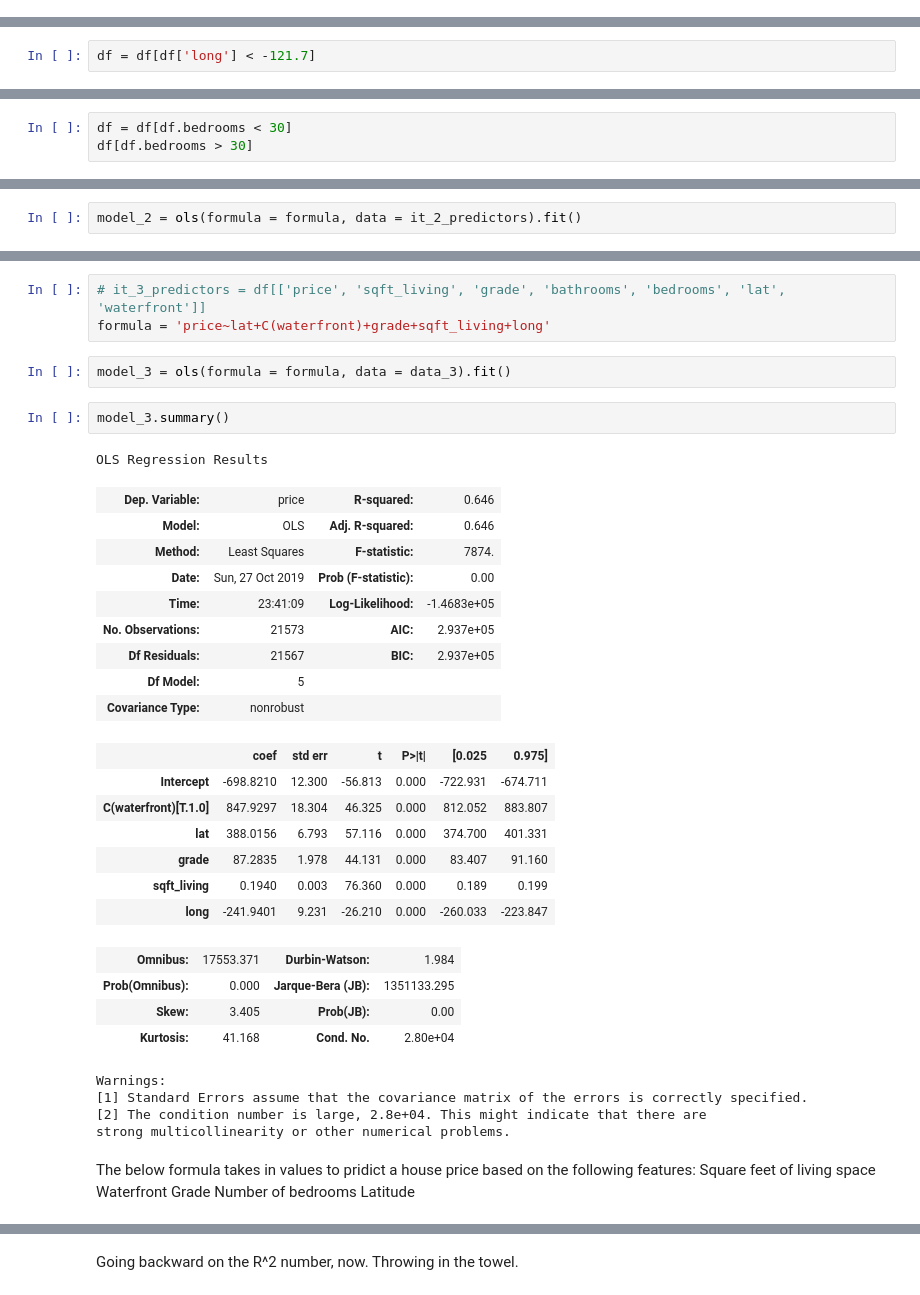
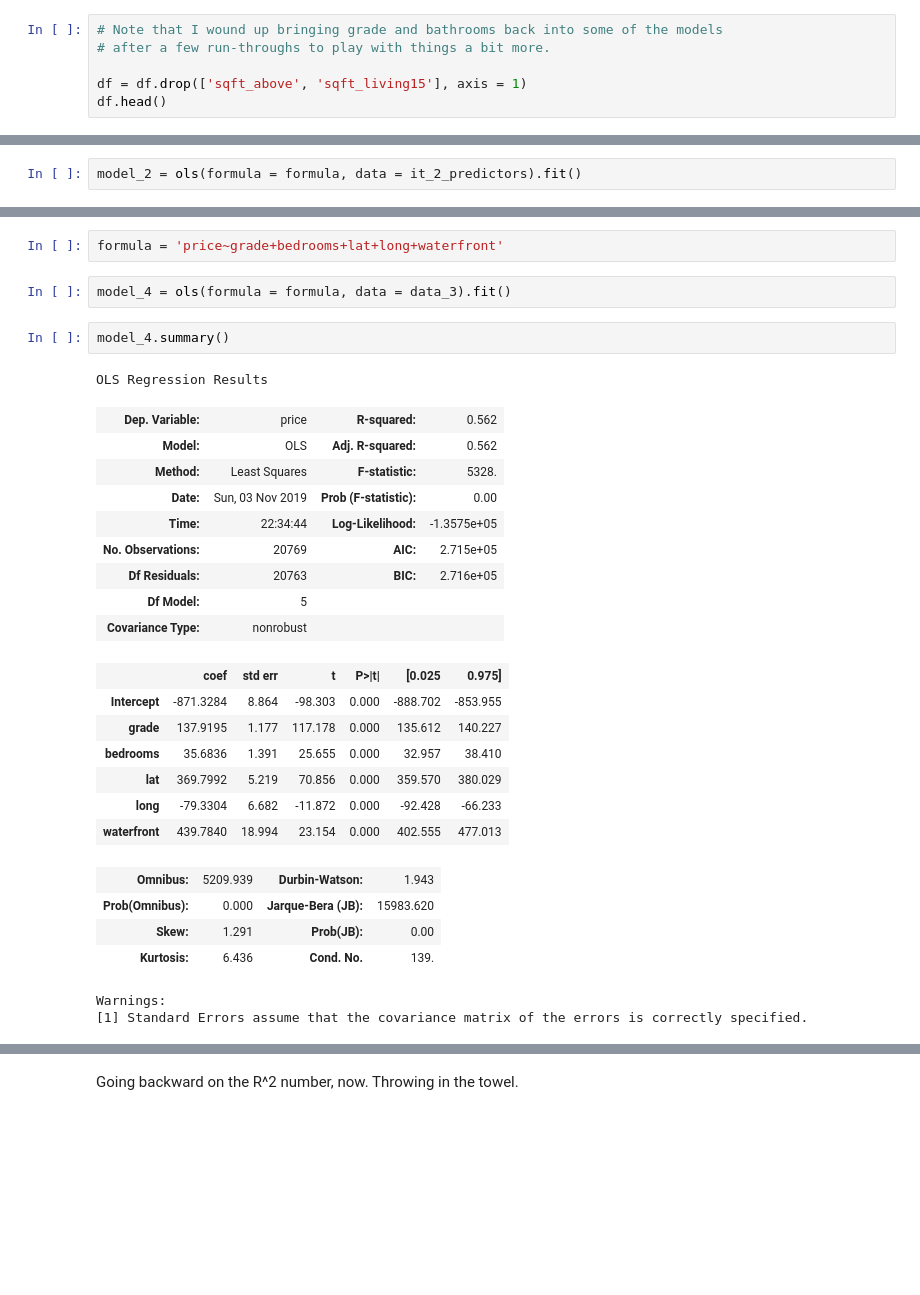
Before and after one commit to terryollila/dsc-v2-mod1-final-project-online-ds-ft-100719, a Jupyter notebook: student.ipynb, the cells around one changed output, grey strips where cells are left out. Drawn from its saved outputs; the diff is of its cells as text; blank space fills up the shorter version.

```diff
--- a/student.ipynb
+++ b/student.ipynb
@@ -601,0 +702,6 @@ df.head()
+# %%
+# Note that I wound up bringing grade and bathrooms back into some of the models
+# after a few run-throughs to play with things a bit more.
+
+df = df.drop(['sqft_above', 'sqft_living15'], axis = 1)
+df.head()
@@ -693,2 +741,0 @@ Name: long, dtype: float64
-# %%
-df = df[df['long'] < -121.7]
@@ -810,3 +741,0 @@ df[df.bedrooms > 30]
-# %%
-df = df[df.bedrooms < 30]
-df[df.bedrooms > 30]
@@ -1319,41 +1190,30 @@ data_3['age'] = 2019 - df['yr_built']
-# %%
-# it_3_predictors = df[['price', 'sqft_living', 'grade', 'bathrooms', 'bedrooms', 'lat', 'waterfront']]
-formula = 'price~lat+C(waterfront)+grade+sqft_living+long'
+# %%
+formula = 'price~grade+bedrooms+lat+long+waterfront'
 # %%
-model_3 = ols(formula = formula, data = data_3).fit()
+model_4 = ols(formula = formula, data = data_3).fit()
 # %%
-model_3.summary()
+model_4.summary()
 # %% [output]
 OLS Regression Results
-| Dep. Variable: | price | R-squared: | 0.646 |
-| Model: | OLS | Adj. R-squared: | 0.646 |
-| Method: | Least Squares | F-statistic: | 7874. |
-| Date: | Sun, 27 Oct 2019 | Prob (F-statistic): | 0.00 |
-| Time: | 23:41:09 | Log-Likelihood: | -1.4683e+05 |
-| No. Observations: | 21573 | AIC: | 2.937e+05 |
-| Df Residuals: | 21567 | BIC: | 2.937e+05 |
+| Dep. Variable: | price | R-squared: | 0.562 |
+| Model: | OLS | Adj. R-squared: | 0.562 |
+| Method: | Least Squares | F-statistic: | 5328. |
+| Date: | Sun, 03 Nov 2019 | Prob (F-statistic): | 0.00 |
+| Time: | 22:34:44 | Log-Likelihood: | -1.3575e+05 |
+| No. Observations: | 20769 | AIC: | 2.715e+05 |
+| Df Residuals: | 20763 | BIC: | 2.716e+05 |
 | Df Model: | 5 |  |  |
 | Covariance Type: | nonrobust |  |  |
 |  | coef | std err | t | P>|t| | [0.025 | 0.975] |
-| Intercept | -698.8210 | 12.300 | -56.813 | 0.000 | -722.931 | -674.711 |
-| C(waterfront)[T.1.0] | 847.9297 | 18.304 | 46.325 | 0.000 | 812.052 | 883.807 |
-| lat | 388.0156 | 6.793 | 57.116 | 0.000 | 374.700 | 401.331 |
-| grade | 87.2835 | 1.978 | 44.131 | 0.000 | 83.407 | 91.160 |
-| sqft_living | 0.1940 | 0.003 | 76.360 | 0.000 | 0.189 | 0.199 |
-| long | -241.9401 | 9.231 | -26.210 | 0.000 | -260.033 | -223.847 |
+| Intercept | -871.3284 | 8.864 | -98.303 | 0.000 | -888.702 | -853.955 |
+| grade | 137.9195 | 1.177 | 117.178 | 0.000 | 135.612 | 140.227 |
+| bedrooms | 35.6836 | 1.391 | 25.655 | 0.000 | 32.957 | 38.410 |
+| lat | 369.7992 | 5.219 | 70.856 | 0.000 | 359.570 | 380.029 |
+| long | -79.3304 | 6.682 | -11.872 | 0.000 | -92.428 | -66.233 |
+| waterfront | 439.7840 | 18.994 | 23.154 | 0.000 | 402.555 | 477.013 |
-| Omnibus: | 17553.371 | Durbin-Watson: | 1.984 |
-| Prob(Omnibus): | 0.000 | Jarque-Bera (JB): | 1351133.295 |
-| Skew: | 3.405 | Prob(JB): | 0.00 |
-| Kurtosis: | 41.168 | Cond. No. | 2.80e+04 |
+| Omnibus: | 5209.939 | Durbin-Watson: | 1.943 |
+| Prob(Omnibus): | 0.000 | Jarque-Bera (JB): | 15983.620 |
+| Skew: | 1.291 | Prob(JB): | 0.00 |
+| Kurtosis: | 6.436 | Cond. No. | 139. |
 Warnings:
 [1] Standard Errors assume that the covariance matrix of the errors is correctly specified.
-[2] The condition number is large, 2.8e+04. This might indicate that there are
-strong multicollinearity or other numerical problems.
-# %% [markdown]
-The below formula takes in values to pridict a house price based on the
-following features:
-    Square feet of living space
-    Waterfront
-    Grade
-    Number of bedrooms
-    Latitude
```
Also changed, not shown: parts of 171 cells of this notebook, 4 other files.
